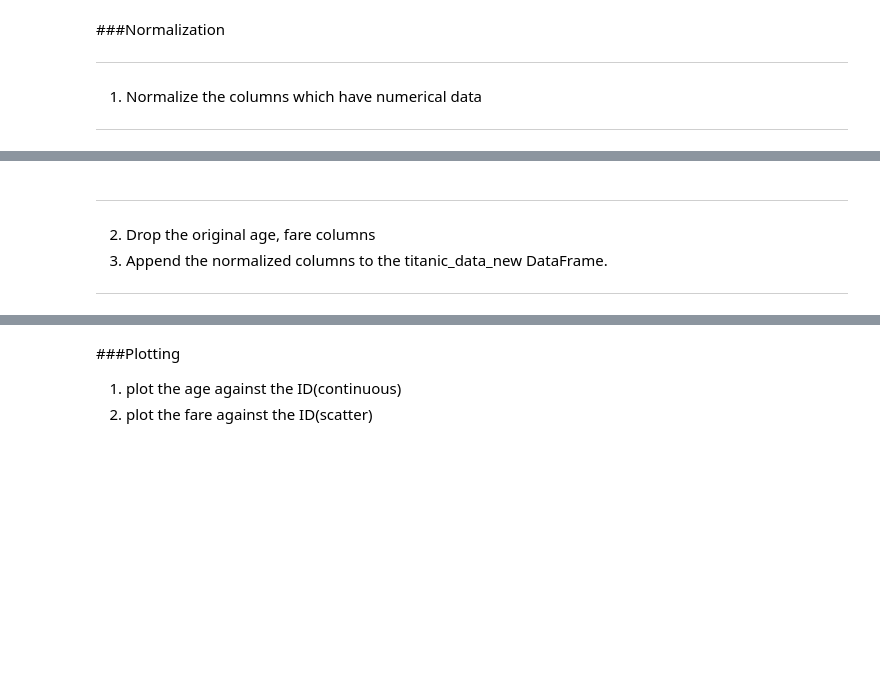
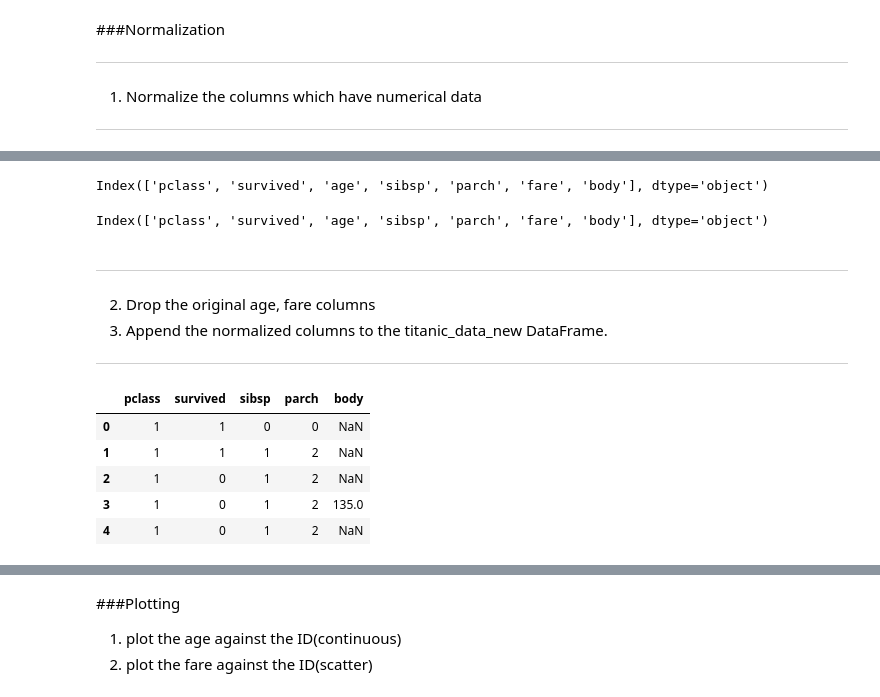
Before and after one commit to Joydeep75/SHALA2020, a Jupyter notebook: JG_Assignment_1_DS.ipynb, the cells around one changed output, grey strips where cells are left out. Drawn from its saved outputs; the diff is of its cells as text; code cells hidden in the pictures; blank space fills up the shorter version.

```diff
--- a/JG_Assignment_1_DS.ipynb
+++ b/JG_Assignment_1_DS.ipynb
@@ -501,3 +536,11 @@ dtype: int64
+# %%
+normalized_df_01.columns
+# %% [output]
+Index(['pclass', 'survived', 'age', 'sibsp', 'parch', 'fare', 'body'], dtype='object')
+# %%
+normalized_df_02.columns
+# %% [output]
+Index(['pclass', 'survived', 'age', 'sibsp', 'parch', 'fare', 'body'], dtype='object')
 # %% [markdown]
 
 
@@ -508,3 +551,17 @@ dtype: int64
 
 
 ---
+# %%
+# Drop the original age, fare columns # This will get executed ONLY ONCE
+# https://www.geeksforgeeks.org/how-to-drop-one-or-multiple-columns-in-pandas-dataframe/
+
+df_numerics_col_only = df_numerics_col_only.drop(['age', 'fare'], axis = 1)
+# %%
+df_numerics_col_only.head()
+# %% [output]
+|  | pclass | survived | sibsp | parch | body |
+| 0 | 1 | 1 | 0 | 0 | NaN |
+| 1 | 1 | 1 | 1 | 2 | NaN |
+| 2 | 1 | 0 | 1 | 2 | NaN |
+| 3 | 1 | 0 | 1 | 2 | 135.0 |
+| 4 | 1 | 0 | 1 | 2 | NaN |
```
Also changed, not shown: parts of 10 cells of this notebook.
